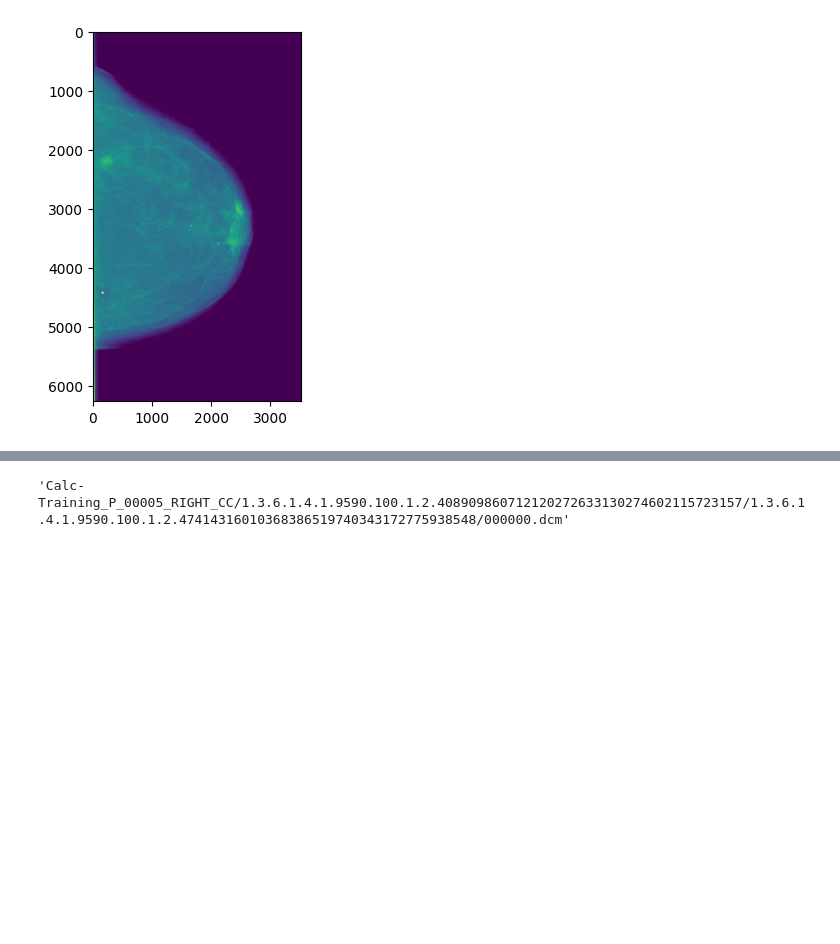
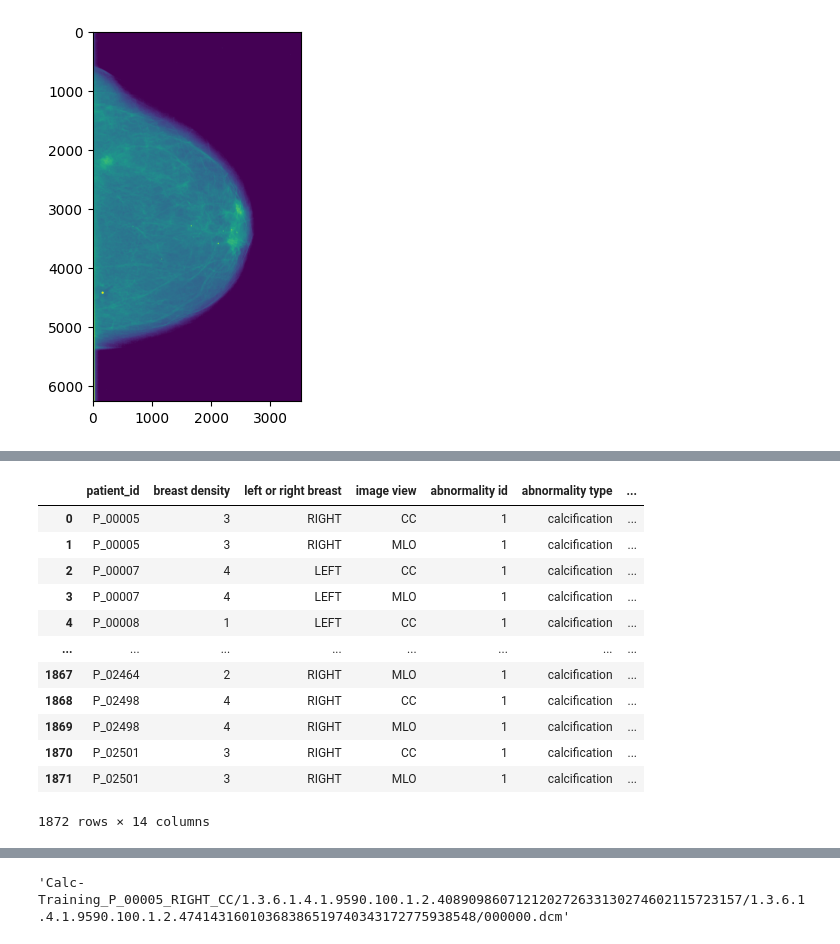
Before and after one commit to nandaw/medgemma_experiments, a Jupyter notebook: notebooks/fine_tune_with_hugging_face.ipynb, the cells around one changed output, grey strips where cells are left out. Cells and saved outputs as stored; diff of their text form; code cells hidden in the pictures; blank space fills up the shorter version.

Commit message:
ajusta path do csv

```diff
--- a/notebooks/fine_tune_with_hugging_face.ipynb
+++ b/notebooks/fine_tune_with_hugging_face.ipynb
@@ -241,0 +235,10 @@ df_calc_train = pd.read_csv('/content/csv/calc_case_description_train_set.csv')
+# %%
+df_calc_train = pd.read_csv('/content/csv/calc_case_description_train_set.csv')
+df_calc_val = pd.read_csv('/content/csv/calc_case_description_test_set.csv')
+df_calc = pd.concat([df_calc_train, df_calc_val])
+df_calc.reset_index(inplace=True, drop=True)
+
+df_mass_train = pd.read_csv('/content/csv/mass_case_description_train_set.csv')
+df_mass_val = pd.read_csv('/content/csv/mass_case_description_test_set.csv')
+df_mass = pd.concat([df_mass_train, df_mass_val])
+df_mass.reset_index(inplace=True, drop=True)
@@ -241,0 +300,17 @@ df_calc_train = pd.read_csv('/content/csv/calc_case_description_train_set.csv')
+# %%
+
+df_calc[df_calc['image file path'].str.contains('.dcm')]
+# %% [output]
+|  | patient_id | breast density | left or right breast | image view | abnormality id | abnormality type | ... |
+| 0 | P_00005 | 3 | RIGHT | CC | 1 | calcification | ... |
+| 1 | P_00005 | 3 | RIGHT | MLO | 1 | calcification | ... |
+| 2 | P_00007 | 4 | LEFT | CC | 1 | calcification | ... |
+| 3 | P_00007 | 4 | LEFT | MLO | 1 | calcification | ... |
+| 4 | P_00008 | 1 | LEFT | CC | 1 | calcification | ... |
+| ... | ... | ... | ... | ... | ... | ... | ... |
+| 1867 | P_02464 | 2 | RIGHT | MLO | 1 | calcification | ... |
+| 1868 | P_02498 | 4 | RIGHT | CC | 1 | calcification | ... |
+| 1869 | P_02498 | 4 | RIGHT | MLO | 1 | calcification | ... |
+| 1870 | P_02501 | 3 | RIGHT | CC | 1 | calcification | ... |
+| 1871 | P_02501 | 3 | RIGHT | MLO | 1 | calcification | ... |
+1872 rows × 14 columns
```
Also changed, not shown: parts of 15 cells of this notebook.
